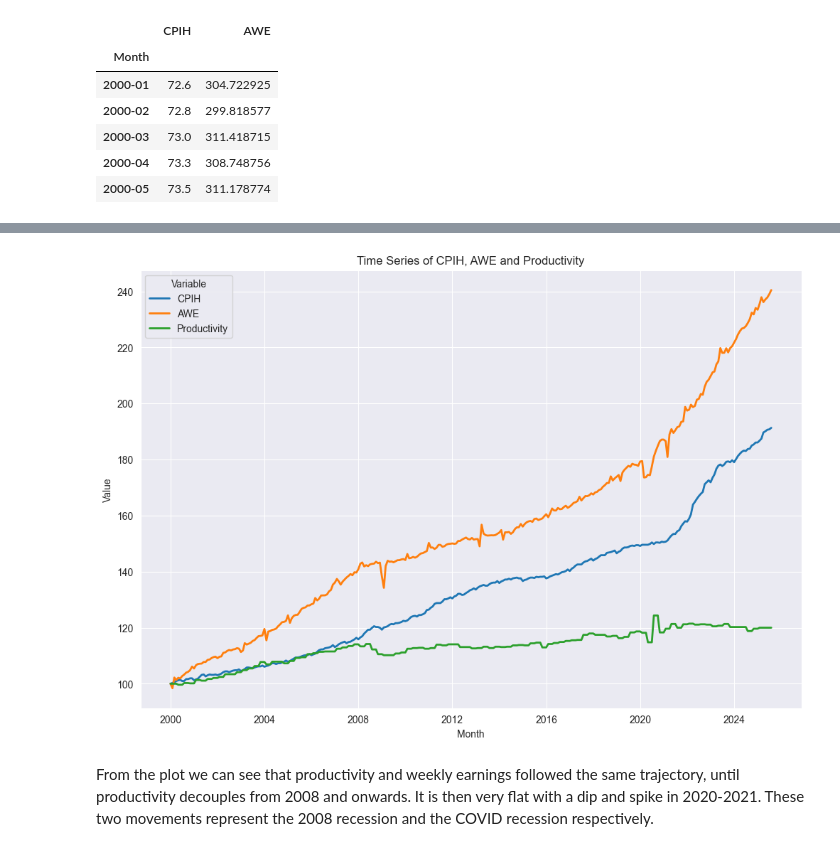
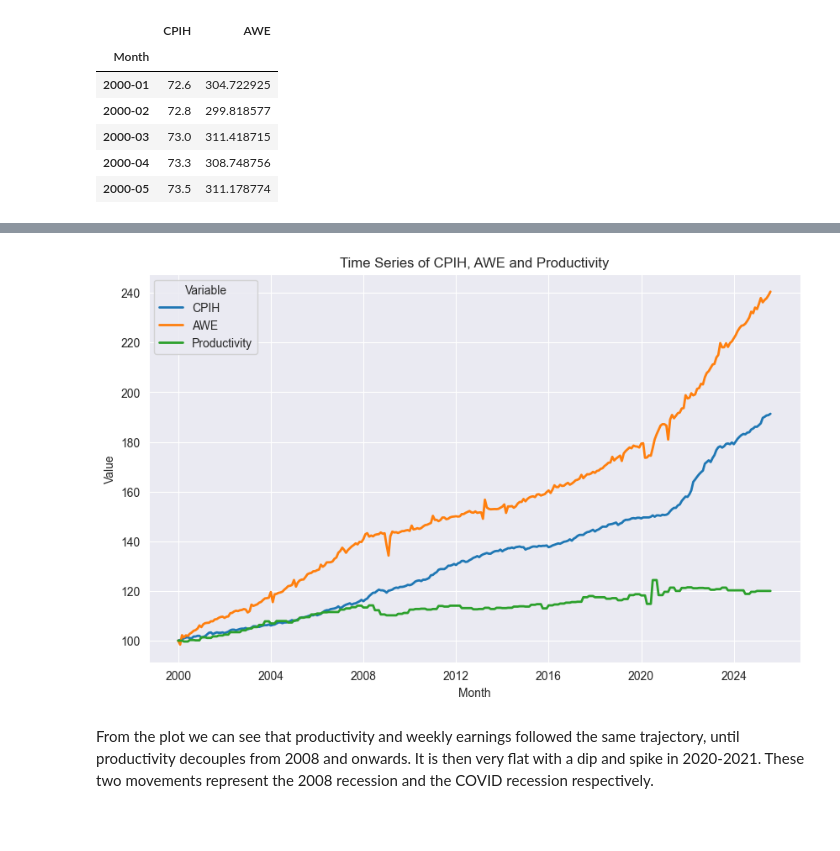
Before and after one commit to adrymmm/uk_inflation_wage_project, a Jupyter notebook: data_exploration.ipynb, the cells around one changed output, grey strips where cells are left out. Cells and saved outputs as stored; diff of their text form; code cells hidden in the pictures; blank space fills up the shorter version.

```diff
--- a/data_exploration.ipynb
+++ b/data_exploration.ipynb
@@ -129,8 +126,11 @@ plt.show()
 # %%
+# Transforming Quarter strings for PeriodIndex to recognize
 prod['Date'] = prod['Date'].apply(lambda x: x.replace(' ', ''))
 prod['Quarter'] = pd.PeriodIndex(prod['Date'], freq='Q')
 
+# Creating a copy of the merged dataframe
 ts_prod = ts.copy()
+# Converting index to timestamp
 ts_prod.index = ts_prod.index.to_timestamp(how='start')
 
 # Converting to timestamp
@@ -138,12 +138,15 @@ prod['Date_q'] = prod['Quarter'].dt.to_timestamp()
 
 # Setting index and resampling
 prod.set_index('Date_q', inplace=True)
-prod_monthly = prod.resample('M').ffill()
+prod_monthly = prod.resample('MS').ffill()
 
+# Dropping unused columns
 prod_monthly.drop(['Date', 'Quarter'], axis=1, inplace=True)
 
+# Reindexing on merged dataset's index, using forward-fill to fill values outside of data interval
 prod_monthly_realign = prod_monthly.reindex(ts_prod.index, method='ffill')
 
+# Adding reindexed column to ts_prod as 'Productivity'
 ts_prod['Productivity'] = prod_monthly_realign['OutputHR']
 
 #Missing first row so fill in
@@ -159,27 +154,26 @@ ts_prod.at[ts_prod.index[0], 'Productivity'] = ts_prod['Productivity'].iloc[1]
 # %%
 # Melting data for seaborn
 ts_plot_prod = ts_prod.copy()
 ts_plot_prod = ts_plot_prod.reset_index()
 ts_plot_prod = ts_plot_prod.melt(id_vars=['Month'], value_vars=['CPIH', 'AWE', 'Productivity'], var_name='Variable', value_name='Value')
 
 # Normalizing to show trends
 ts_plot_prod['Value_norm'] = ts_plot_prod.groupby('Variable')['Value'].transform(lambda x: x / x.iloc[0] * 100)
 
-
 # Setting up plots
-plt.figure(figsize=(12,8))
+plt.figure(figsize=(10,6))
 sns.lineplot(
     data=ts_plot_prod,
     x='Month',
     y='Value_norm',
     hue='Variable',
     linewidth=2
 )
 plt.title('Time Series of CPIH, AWE and Productivity')
 plt.xlabel('Month')
 plt.ylabel('Value')
 plt.show()
 # %% [output]
-[figure, old version]
+[figure, new version]
 # %% [markdown]
 From the plot we can see that productivity and weekly earnings followed the same trajectory, until productivity decouples from 2008 and onwards. It is then very flat with a dip and spike in 2020-2021. These two movements represent the 2008 recession and the COVID recession respectively.
```
Also changed, not shown: parts of 4 cells of this notebook.
